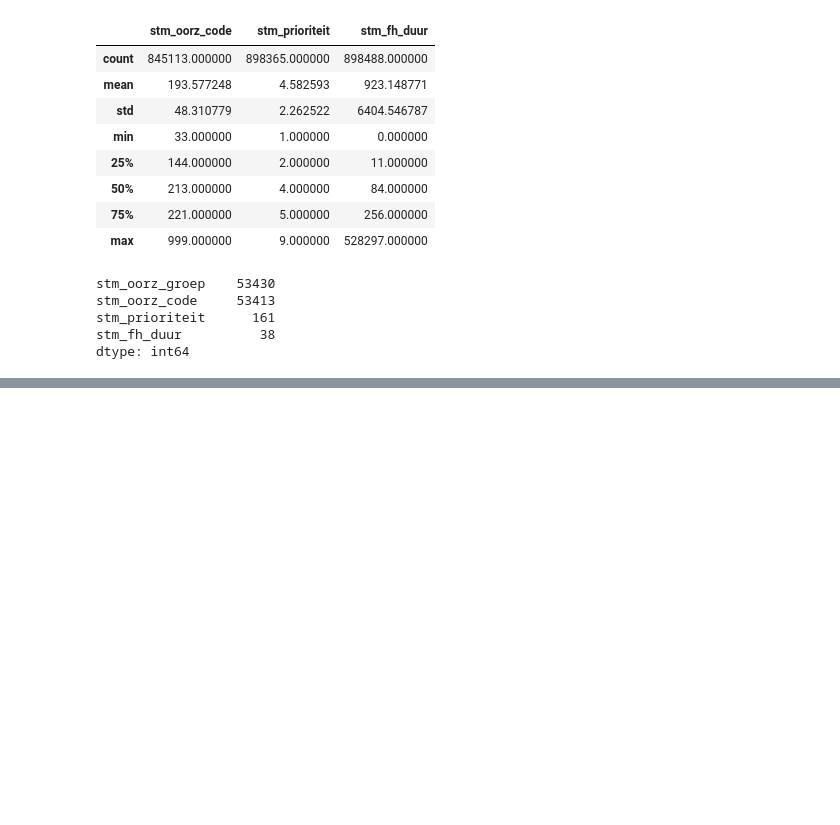
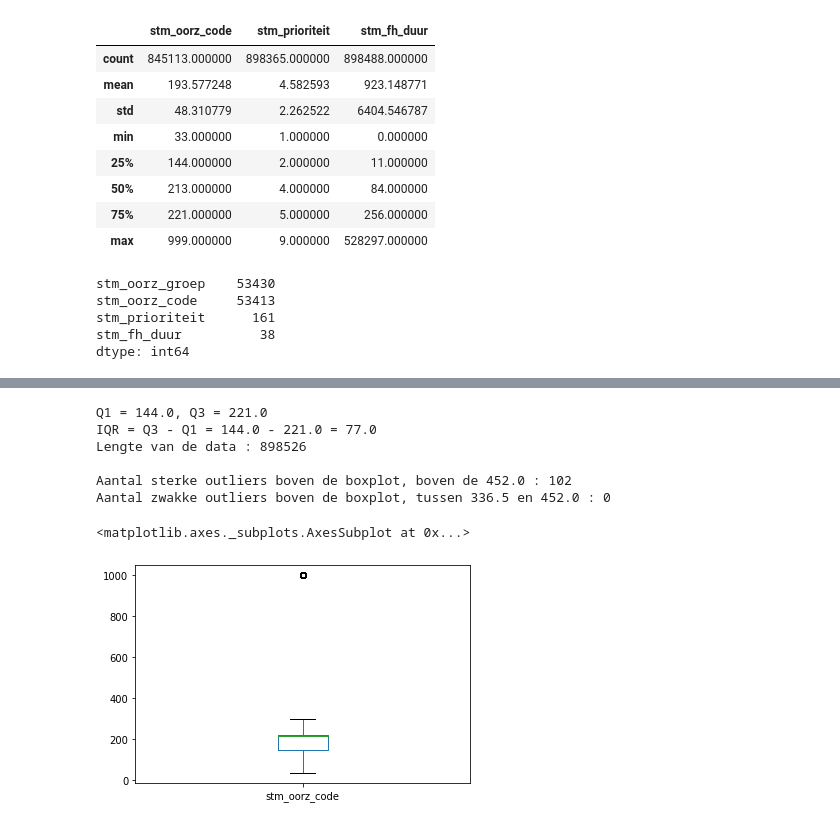
Before and after one commit to AmaryllisLee/DDB_Prorail, a Jupyter notebook: project_ProRail.ipynb, the cells around one changed output, grey strips where cells are left out. Drawn from its saved outputs; the diff is of its cells as text; code cells hidden in the pictures; blank space fills up the shorter version.

Commit message:
Eerste versie Data understanding Linear Regression af

```diff
--- a/project_ProRail.ipynb
+++ b/project_ProRail.ipynb
@@ -256,0 +372,32 @@ Rijen verloren door Nan oorzaakgroep : 6.320219899587393%
+# %%
+oorz_code = df2['stm_oorz_code'].sort_values() # sorteer de data
+
+# bereken de Q1, Q3 en de IQR
+q1 = oorz_code.quantile(0.25)
+q3 = oorz_code.quantile(0.75)
+iqr = q3-q1
+print("Q1 = {}, Q3 = {}".format(q1, q3))
+print("IQR = Q3 - Q1 = {} - {} = {}".format(q1,q3,iqr))
+
+# Bereken het aantal zwakke en sterke outliers boven en onder de boxplot.
+zwakke_lower = oorz_code[(oorz_code<=q1-1.5*iqr)&(oorz_code>q1-3*iqr)].count()
+sterke_lower = oorz_code[oorz_code<q1-3*iqr].count()
+zwakke_upper = oorz_code[(oorz_code>=q3+1.5*iqr)&(oorz_code<q3+3*iqr)].count()
+sterke_upper = oorz_code[oorz_code>q3+3*iqr].count()
+
+print("Lengte van de data : {}".format(len(oorz_code)))
+print()
+print("Aantal sterke outliers boven de boxplot, boven de {} : {}".format(q3+3*iqr, sterke_upper))
+print("Aantal zwakke outliers boven de boxplot, tussen {} en {} : {}".format(q3+1.5*iqr,q3+3*iqr, zwakke_upper))
+
+df2['stm_oorz_code'].plot.box()
+# Deze kan de storingen die een code hebben van 999.0. Er moet met de PO eerst besproken worden of ze daadwerkelijk outliers zijn of kan we ze beschouwen als data.
+# %% [output]
+Q1 = 144.0, Q3 = 221.0
+IQR = Q3 - Q1 = 144.0 - 221.0 = 77.0
+Lengte van de data : 898526
+
+Aantal sterke outliers boven de boxplot, boven de 452.0 : 102
+Aantal zwakke outliers boven de boxplot, tussen 336.5 en 452.0 : 0
+<matplotlib.axes._subplots.AxesSubplot at 0x...>
+[figure, added]
```
Also changed, not shown: parts of 32 cells of this notebook.
